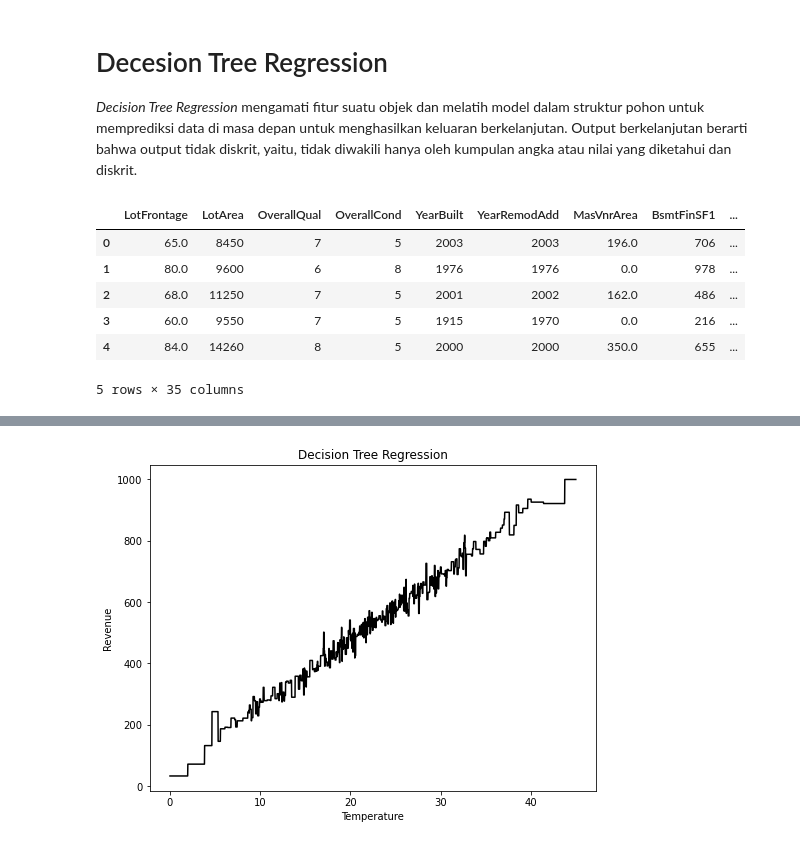
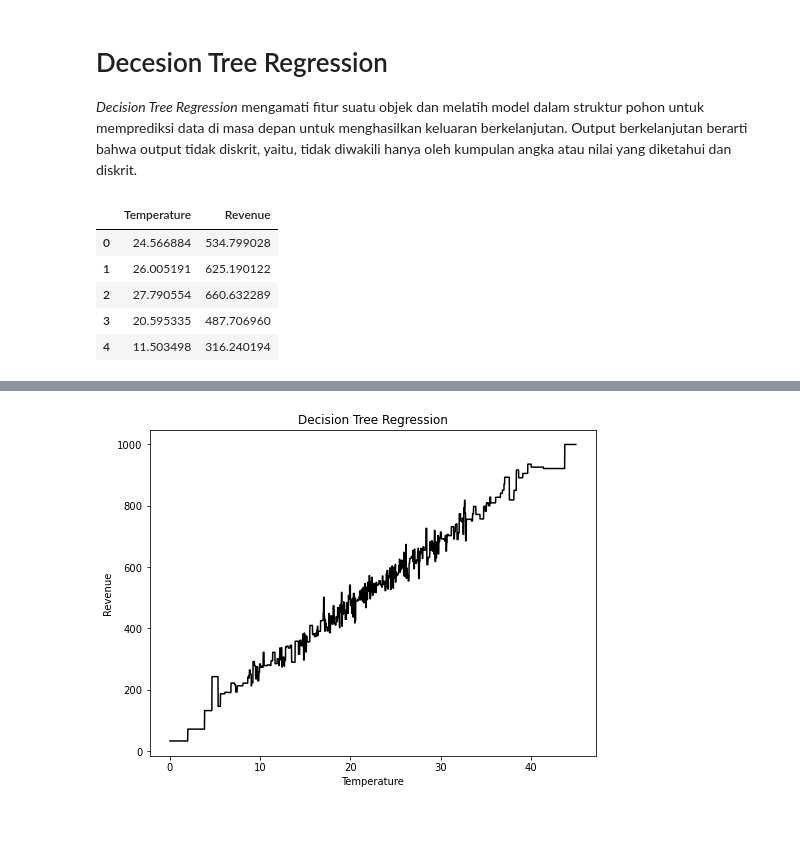
Before and after one commit to ksnugroho/ai-mastery, a Jupyter notebook: Module 5 Section 1 Lab 1 - Decision Tree.ipynb, the cells around one changed output, grey strips where cells are left out. Saved outputs shown, nothing was run; the diff lists cells and outputs as text; code cells hidden in the pictures.

```diff
--- a/Module 5 Section 1 Lab 1 - Decision Tree.ipynb
+++ b/Module 5 Section 1 Lab 1 - Decision Tree.ipynb
@@ -132,16 +132,14 @@ plt.show()
 
 *Decision Tree Regression* mengamati fitur suatu objek dan melatih model dalam struktur pohon untuk memprediksi data di masa depan untuk menghasilkan keluaran berkelanjutan. Output berkelanjutan berarti bahwa output tidak diskrit, yaitu, tidak diwakili hanya oleh kumpulan angka atau nilai yang diketahui dan diskrit.
 # %%
-# dataset = pd.read_csv('dataset/ice_cream_data.csv')
-dataset = pd.read_csv('dataset/house_prices_multivariate.csv')
+dataset = pd.read_csv('dataset/ice_cream_data.csv')
 
 dataset.head()
 # %% [output]
-|  | LotFrontage | LotArea | OverallQual | OverallCond | YearBuilt | YearRemodAdd | MasVnrArea | BsmtFinSF1 | ... |
-| 0 | 65.0 | 8450 | 7 | 5 | 2003 | 2003 | 196.0 | 706 | ... |
-| 1 | 80.0 | 9600 | 6 | 8 | 1976 | 1976 | 0.0 | 978 | ... |
-| 2 | 68.0 | 11250 | 7 | 5 | 2001 | 2002 | 162.0 | 486 | ... |
-| 3 | 60.0 | 9550 | 7 | 5 | 1915 | 1970 | 0.0 | 216 | ... |
-| 4 | 84.0 | 14260 | 8 | 5 | 2000 | 2000 | 350.0 | 655 | ... |
+|  | Temperature | Revenue |
+| 0 | 24.566884 | 534.799028 |
+| 1 | 26.005191 | 625.190122 |
+| 2 | 27.790554 | 660.632289 |
+| 3 | 20.595335 | 487.706960 |
+| 4 | 11.503498 | 316.240194 |
-5 rows × 35 columns
 # %%
```
Also changed, not shown: parts of 9 cells of this notebook, 3 other files.
